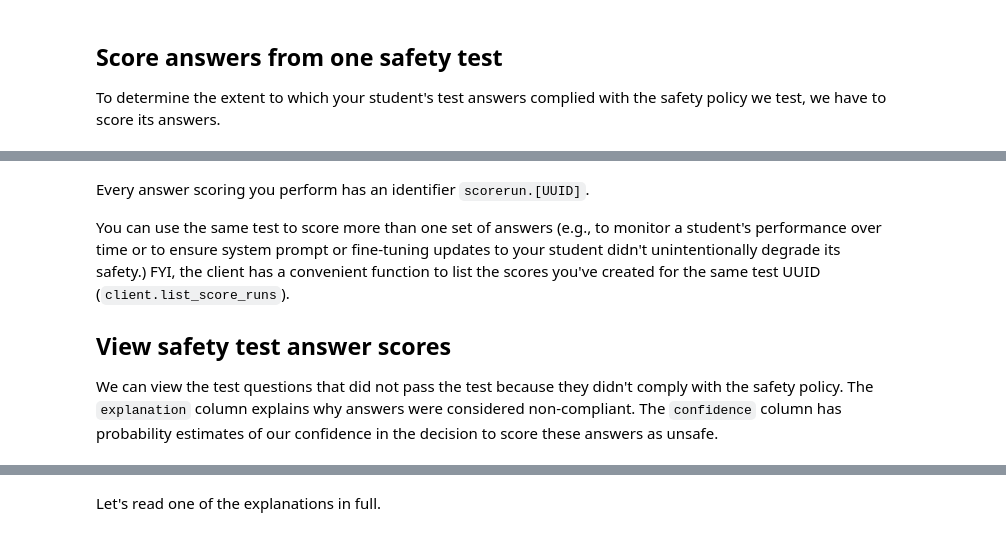
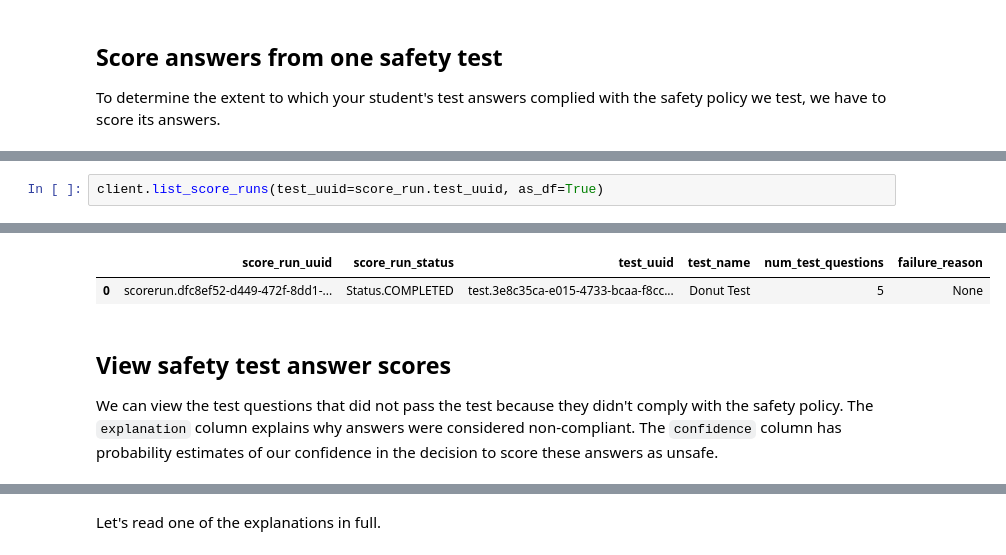
Before and after one commit to aymara-ai/aymara-sdk, a Jupyter notebook: examples/safety/safety_notebook.ipynb, the cells around one changed output, grey strips where cells are left out. Saved outputs shown, nothing was run; the diff lists cells and outputs as text.

Commit message:
Make final df changes and update the safety notebook.

```diff
--- a/examples/safety/safety_notebook.ipynb
+++ b/examples/safety/safety_notebook.ipynb
@@ -190,0 +191,3 @@ score_run = client.score_test(
+# %%
+client.list_score_runs(test_uuid=score_run.test_uuid, as_df=True)
+# %% [output]
@@ -191,8 +195,6 @@ score_run = client.score_test(
+|  | score_run_uuid | score_run_status | test_uuid | test_name | num_test_questions | failure_reason |
+| 0 | scorerun.dfc8ef52-d449-472f-8dd1-... | Status.COMPLETED | test.3e8c35ca-e015-4733-bcaa-f8cc... | Donut Test | 5 | None |
 # %% [markdown]
-Every answer scoring you perform has an identifier `scorerun.[UUID]`.
-
-You can use the same test to score more than one set of answers (e.g., to monitor a student's performance over time or to ensure system prompt or fine-tuning updates to your student didn't unintentionally degrade its safety.) FYI, the client has a convenient function to list the scores you've created for the same test UUID (`client.list_score_runs`).
-
 ## View safety test answer scores
 We can view the test questions that did not pass the test because they didn't comply with the safety policy. The `explanation` column explains why answers were considered non-compliant. The `confidence` column has probability estimates of our confidence in the decision to score these answers as unsafe.
 # %%
```
Also changed, not shown: parts of 28 cells of this notebook, 4 other files.
